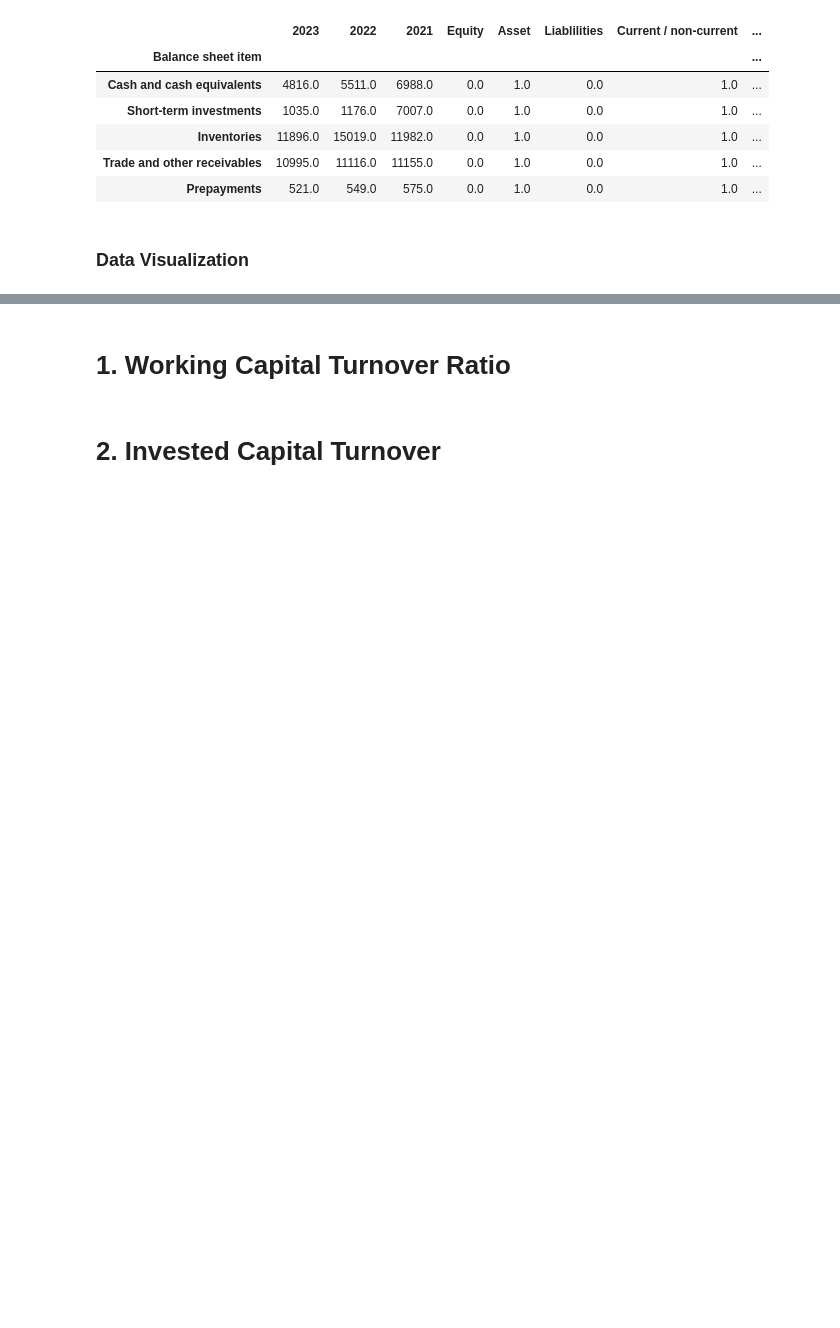
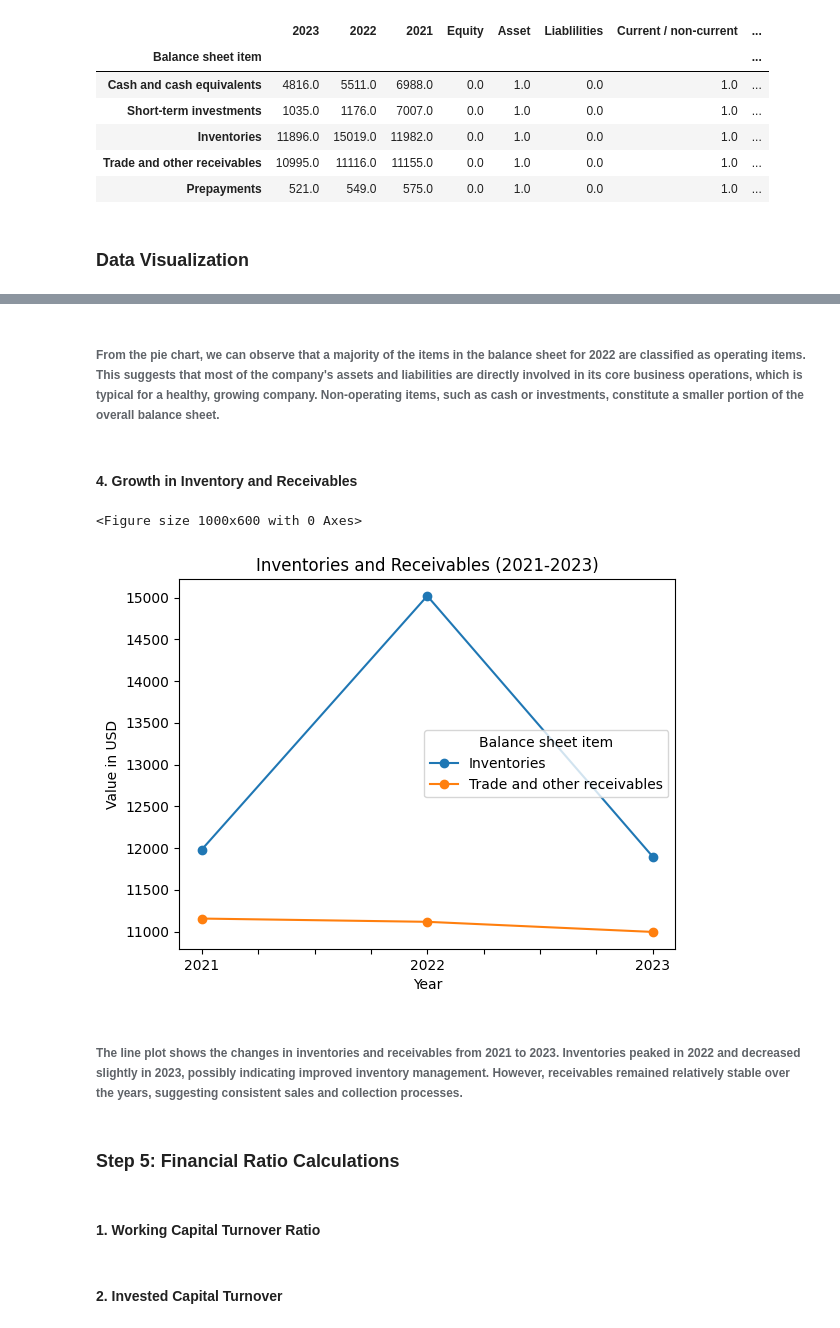
Before and after one commit to sak-15/Intro_to_python, a Jupyter notebook: financial_analysis.ipynb, the cells around one changed output, grey strips where cells are left out. Cells and saved outputs as stored; diff of their text form; code cells hidden in the pictures; blank space fills up the shorter version.

```diff
--- a/financial_analysis.ipynb
+++ b/financial_analysis.ipynb
@@ -115,5 +148,24 @@ trade_and_other_payable_items.head()
+# %% [markdown]
+###### From the pie chart, we can observe that a majority of the items in the balance sheet for 2022 are classified as operating items. This suggests that most of the company's assets and liabilities are directly involved in its core business operations, which is typical for a healthy, growing company. Non-operating items, such as cash or investments, constitute a smaller portion of the overall balance sheet.
+# %% [markdown]
+#### 4. Growth in Inventory and Receivables
+# %%
+# Plot Inventories and Trade Receivables over the years
+plt.figure(figsize=(10, 6))
+balance_sheet.loc[['Inventories', 'Trade and other receivables']][['2021', '2022', '2023']].T.plot(kind='line', marker='o')
+plt.title("Inventories and Receivables (2021-2023)")
+plt.xlabel("Year")
+plt.ylabel("Value in USD")
+plt.show()
+# %% [output]
+<Figure size 1000x600 with 0 Axes>
+[figure, added]
+# %% [markdown]
+###### The line plot shows the changes in inventories and receivables from 2021 to 2023. Inventories peaked in 2022 and decreased slightly in 2023, possibly indicating improved inventory management. However, receivables remained relatively stable over the years, suggesting consistent sales and collection processes.
+# %% [markdown]
+### Step 5: Financial Ratio Calculations
 # %% [markdown]
-# 1. Working Capital Turnover Ratio
+#### 1. Working Capital Turnover Ratio
 # %%
 
 # Method 1: Direct Calculation
@@ -125,7 +177,7 @@ def working_capital_turnover_components(revenue, accounts_receivable, inventory,
     operating_working_capital = accounts_receivable + inventory - accounts_payable
     return revenue / operating_working_capital
 # %% [markdown]
-# 2. Invested Capital Turnover
+#### 2. Invested Capital Turnover
 # %%
 # Method 1: Direct Calculation
 def invested_capital_turnover_direct(revenue, invested_capital):
```
Also changed, not shown: parts of 19 cells of this notebook, 1 other file.
